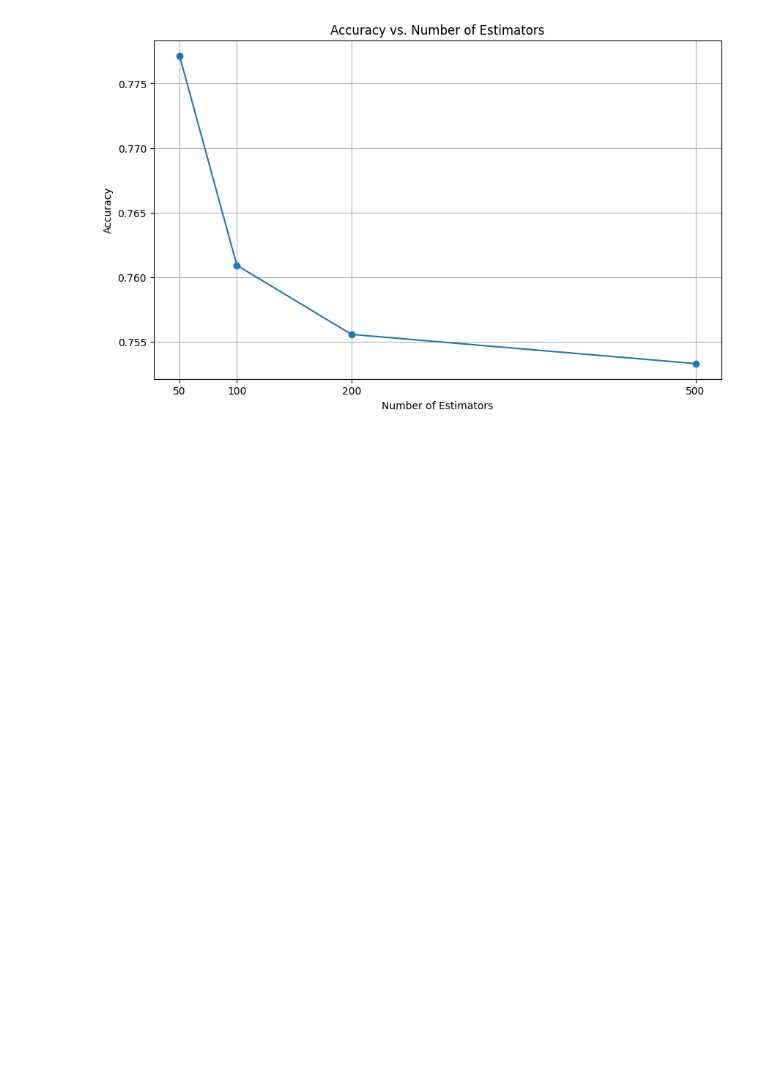
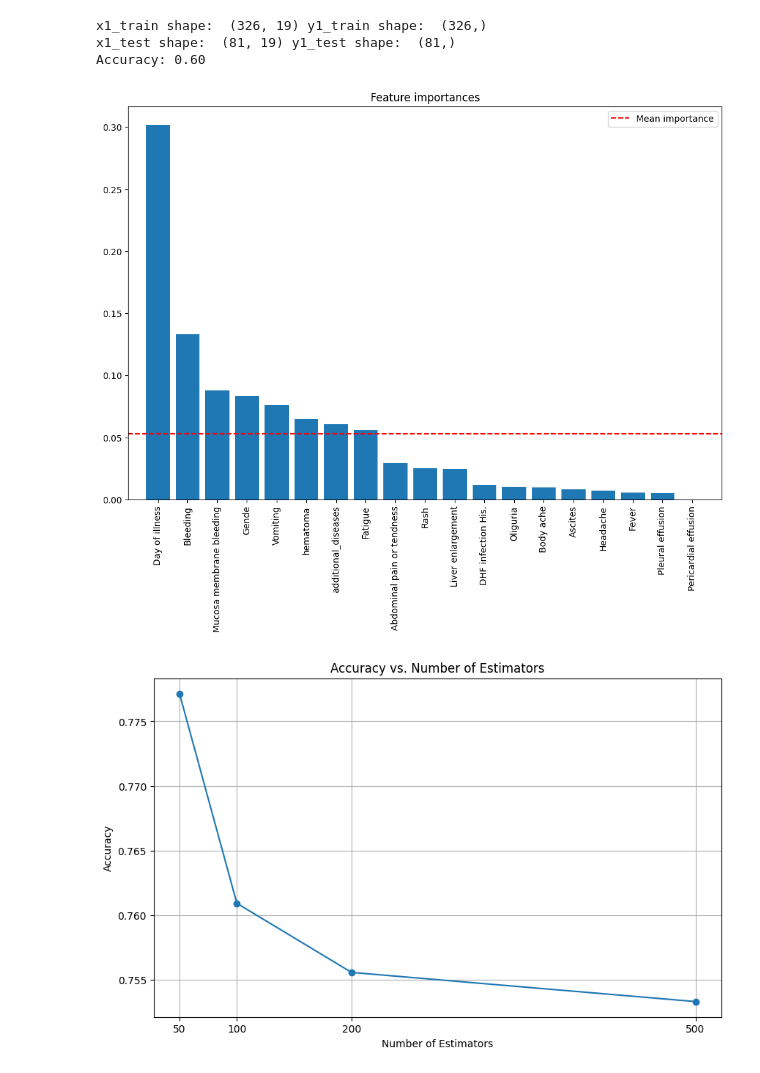
Before and after one commit to khnam-ng/SevereDengueFever, a Jupyter notebook: src/1st_try.ipynb, the cells around one changed output. Cells and saved outputs as stored; diff of their text form; code cells hidden in the pictures; blank space fills up the shorter version.

```diff
--- a/src/1st_try.ipynb
+++ b/src/1st_try.ipynb
@@ -88,3 +106,53 @@ KeyError: '[225] not found in axis'
+# %%
+# strategy 1.1, remove heart_index
+df_train = df.drop(missing_2017, axis=1).copy().loc[:, :'Oliguria']
+df_train.drop(heart_index, axis = 1, inplace=True)
+
+
+x_0_1_2017 = np.random.randint(221, size=(int(0.2 * 221)))
+x_0_1_2019 = np.random.randint(203, size=(int(0.2 * 203)))
+x_0_1_2019 = x_0_1_2019 + 203 # add 203 to the random numbers to get the correct index in 2019 part
+
+testset_index = x_0_1_2017.tolist() + x_0_1_2019.tolist()
+testset_index = list(dict.fromkeys(testset_index)) # remove duplicates
+df_test = df_train.iloc[testset_index, :].copy()
+df_test
+
+df_train.drop(testset_index, inplace=True)
+
+x1_train = df_train.drop(columns=['Diagnosis'], axis=1)
+y1_train = df_train['Diagnosis']
+
+x1_test = df_test.drop(columns=['Diagnosis'], axis=1)
+y1_test = df_test['Diagnosis']
+print('x1_train shape: ', x1_train.shape, 'y1_train shape: ',  y1_train.shape)
+print('x1_test shape: ', x1_test.shape, 'y1_test shape: ',  y1_test.shape)
+
+rf_1 = RandomForestClassifier(n_estimators=100, random_state=42)
+rf_1.fit(x1_train, y1_train)
+
+y1_pred = rf_1.predict(x1_test)
+accuracy = accuracy_score(y1_test, y1_pred)
+print(f"Accuracy: {accuracy:.2f}")
+# print(classification_report(y1_test, y1_pred))
+
+# Plotting feature importances
+importances = rf_1.feature_importances_
+indices = np.argsort(importances)[::-1]
+features = x1_train.columns
+plt.figure(figsize=(12, 8))
+plt.title("Feature importances")
+plt.bar(range(x1_train.shape[1]), importances[indices], align="center")
+plt.xticks(range(x1_train.shape[1]), features[indices], rotation=90)
+plt.xlim([-1, x1_train.shape[1]])
+plt.axhline(y=importances.mean(), color='r', linestyle='--')
+plt.legend(['Mean importance'])
+plt.show()
+# %% [output]
+x1_train shape:  (326, 19) y1_train shape:  (326,)
+x1_test shape:  (81, 19) y1_test shape:  (81,)
+Accuracy: 0.60
+[figure, added]
 # %%
 # finding optimal parameters
 n_estimators = [50, 100, 200, 500]
```
Also changed, not shown: parts of 8 cells of this notebook, 1 other file.
